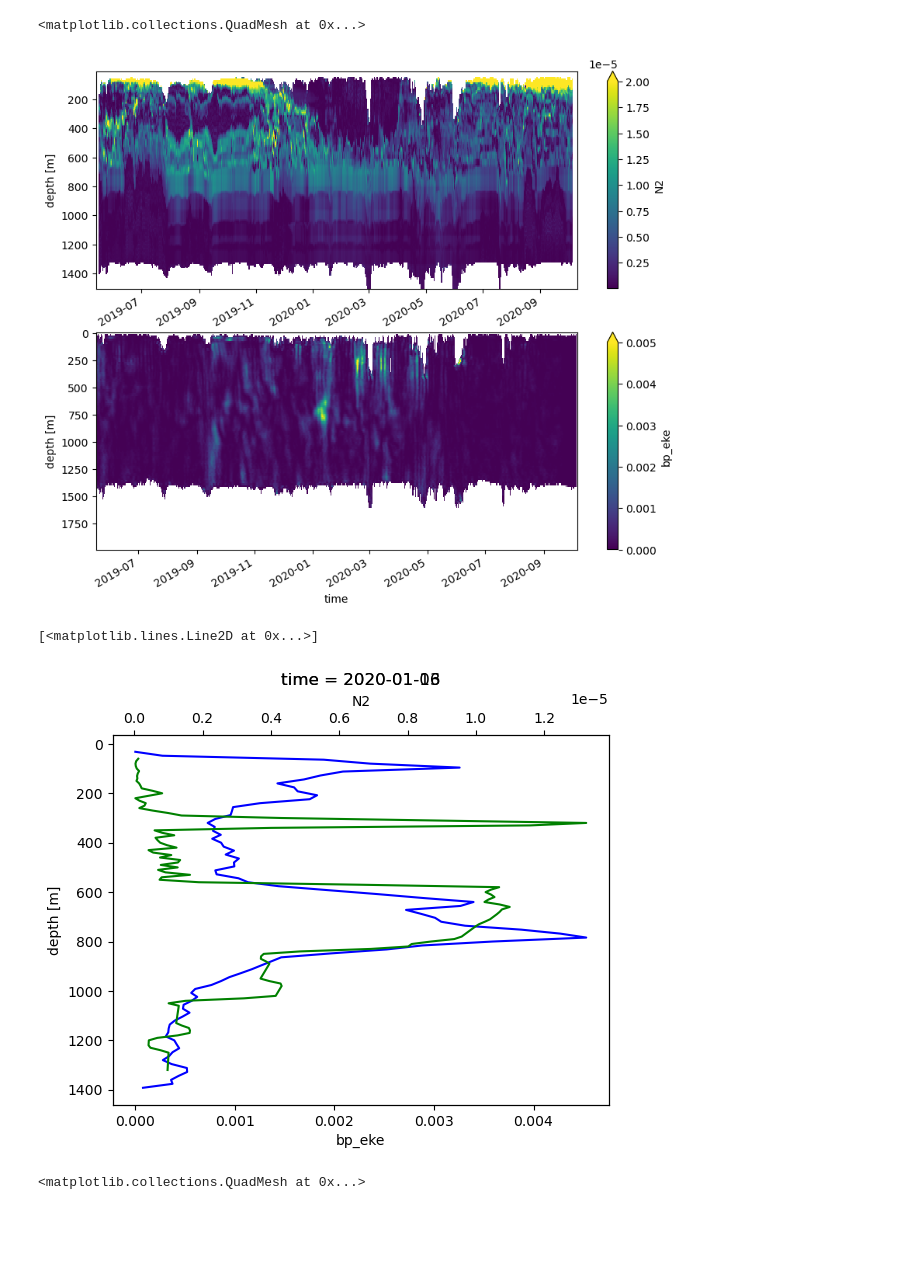
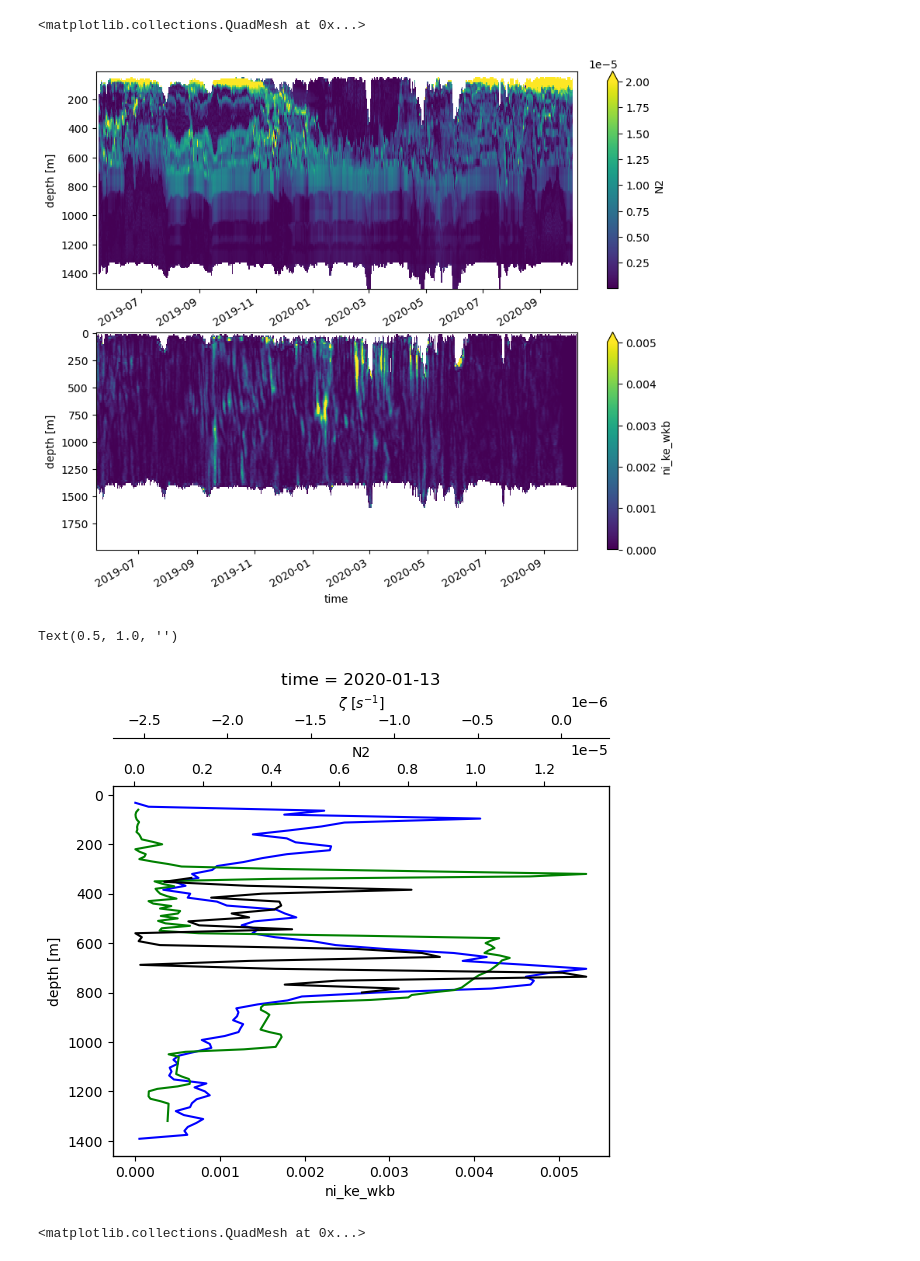
Before and after one commit to zcasparco/NIW, a Jupyter notebook: dev/Stratification.ipynb, the cells around one changed output. Cells and saved outputs as stored; diff of their text form; code cells hidden in the pictures; blank space fills up the shorter version.

```diff
--- a/dev/Stratification.ipynb
+++ b/dev/Stratification.ipynb
@@ -19,30 +19,30 @@ root_dir = '/Users/zcasparcohen/codes/NIW/'
 figdir = '/Users/zcasparcohen/Documents/Figures/'
 # %%
 mooring=1
-ds_filt = xr.open_dataset(root_dir+'data/M%s_bpfiltered.nc'%mooring)
+ds_filt = xr.open_dataset(root_dir+'data/NI02_M%s.nc'%mooring)
 ds = xr.open_dataset(root_dir+'data/N_daily.nc').rename({'__xarray_dataarray_variable__':'N2'})
+ds_vort = xr.open_dataset(root_dir+'data/vorticity_moorings.nc')
+ds_vort_alt = xr.open_dataset(root_dir+'data/vorticity_alt.nc')
-# %%
-ds_filt['bpu_wkb'] = ds_filt.bpu_wkb.sel(z=slice(10,1600)).interpolate_na('time',max_gap=pd.Timedelta(12, "h"),method='polynomial',order=7)
-ds_filt['bpv_wkb'] = ds_filt.bpv_wkb.sel(z=slice(10,1600)).interpolate_na('time',max_gap=pd.Timedelta(12, "h"),method='polynomial',order=7)
-ds_filt['u_filtered'] = ds_filt.u_filtered.sel(z=slice(10,1600)).interpolate_na('time',max_gap=pd.Timedelta(12, "h"),method='polynomial',order=7)
-ds_filt['v_filtered'] = ds_filt.v_filtered.sel(z=slice(10,1600)).interpolate_na('time',max_gap=pd.Timedelta(12, "h"),method='polynomial',order=7)
-# %%
-ds_filt['bp_eke'] = 0.5*(ds_filt['bpu_wkb']**2+ds_filt['bpv_wkb']**2)
 # %%
 fig,axs=plt.subplots(2,1,figsize=(10,8))
 ds.N2.plot(ax=axs[0],yincrease=False,vmax=2e-5)
-ds_filt.bp_eke.plot(ax=axs[1],yincrease=False,vmax=5e-3)
+ds_filt.ni_ke_wkb.plot(ax=axs[1],yincrease=False,vmax=5e-3)
 # %% [output]
 <matplotlib.collections.QuadMesh at 0x...>
-[figure, old version]
+[figure, new version]
 # %%
 fig,ax = plt.subplots()
-ds_filt.bp_eke.sel(time='2020-01-13', method='nearest').plot(ax=ax,y='z',yincrease=False,c='b')
+ds_filt.ni_ke_wkb.sel(time='2020-01-13', method='nearest').plot(ax=ax,y='z',yincrease=False,c='b')
 ax1 = ax.twiny()
 ds.N2.sel(time='2020-01-06', method='nearest').plot(y='depth',yincrease=False,ax=ax1,c='g')
+ax1.set_title('')
+ax2 = ax.twiny()
+ax2.spines.top.set_position(("axes", 1.13))
+ds_vort.vorticity.sel(time='2020-01-10', method='nearest').plot(y='z',yincrease=False,ax=ax2,c='k')
+ax2.set_title('')
 # %% [output]
-[<matplotlib.lines.Line2D at 0x...>]
+Text(0.5, 1.0, '')
-[figure, old version]
+[figure, new version]
 # %%
 _time = ds_filt.sel(time=slice('2019-12-30','2020-01-20')).time
 # %%
```
Also changed, not shown: parts of 1 cell of this notebook, 12 other files.
